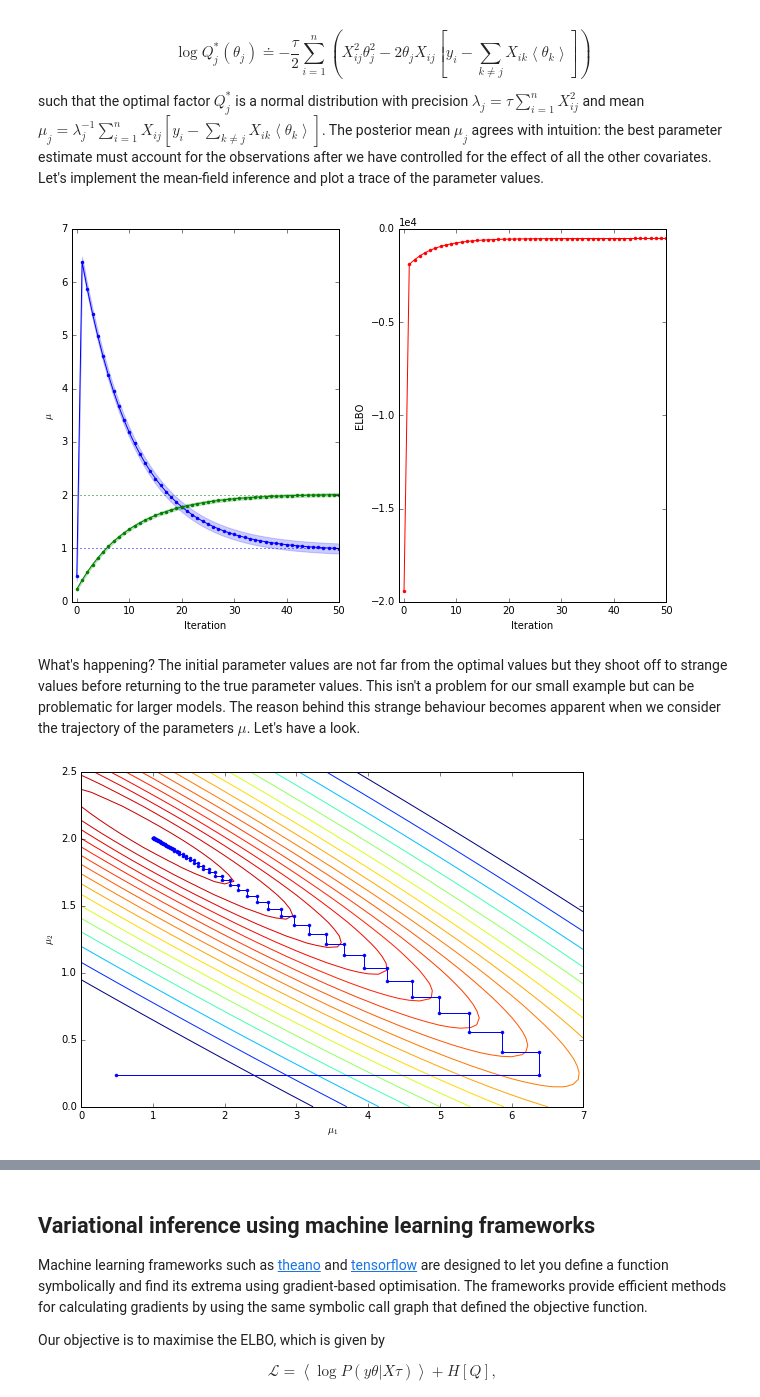
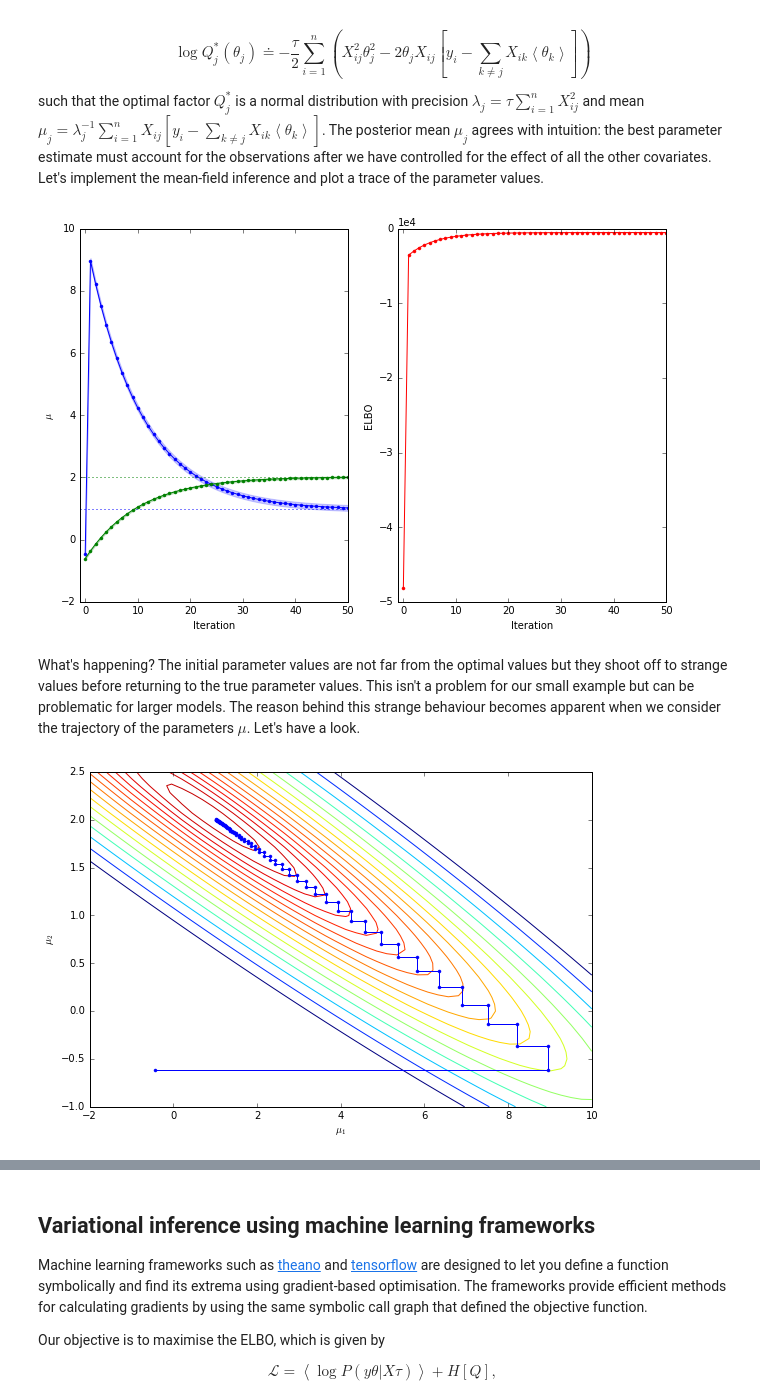
Before and after one commit to tillahoffmann/tillahoffmann.github.io, a Jupyter notebook: _notebooks/oscillating-parameters-in-variational-mean-field-approximation.ipynb, the cells around one changed output, grey strips where cells are left out. Cells and saved outputs as stored; diff of their text form; code cells hidden in the pictures.

```diff
--- a/_notebooks/oscillating-parameters-in-variational-mean-field-approximation.ipynb
+++ b/_notebooks/oscillating-parameters-in-variational-mean-field-approximation.ipynb
@@ -76,6 +76,8 @@ def fit_mean_field(X, y, steps, mu=None):
     # Initialise the parameter values to some random values unless they are provided
     if mu is None:
         mu = np.random.normal(0, 1, p)
+    else:
+        mu = np.copy(mu)
     mu_trace = [np.copy(mu)]
 
     # Iteratively apply updates
@@ -114,35 +116,36 @@ def plot_trace(trace, reference=None, X=None, sigma=3, ax=None):
 
 def evaluate_elbo(mu, X, y):
     """
     Compute the evidence lower bound (discussed below).
     """
     lmbda = noise_precision * np.sum(X ** 2, axis=0)
     predictor = np.dot(X, mu)
 
     return - 0.5 * len(X) * np.log(noise_precision) - 0.5 * noise_precision * (
         np.dot(y, y) - 2 * np.dot(y, predictor) + np.dot(predictor, predictor) + np.sum(1.0 / lmbda))
 
 
 # Generate a trace of parameter values
-mu_trace = fit_mean_field(X, y, 50)
+mu0 = np.random.normal(0, 1, p)
+mu_trace = fit_mean_field(X, y, 50, mu0)
 
 # Plot the trace
 fig, (ax1, ax2) = plt.subplots(1, 2, True)
 plot_trace(mu_trace, theta, X, ax=ax1)
 ax1.set_xlabel('Iteration')
 ax1.set_ylabel(r'$\mu$')
 
 # Plot the ELBO
 elbos = np.asarray([evaluate_elbo(mu, X, y) for mu in mu_trace[::p]])
 ax2.plot(elbos, color='r', marker='.')
 ax2.ticklabel_format(style='sci', axis='y', scilimits=(0,0))
 ax2.set_xlim(left=-1)
 ax2.set_ylabel('ELBO')
 ax2.set_xlabel('Iteration')
 
 fig.tight_layout()
 # %% [output]
-[figure, old version]
+[figure, new version]
 # %% [markdown]
 What's happening? The initial parameter values are not far from the optimal values but they shoot off to strange values before returning to the true parameter values. This isn't a problem for our small example but can be problematic for larger models. The reason behind this strange behaviour becomes apparent when we consider the trajectory of the parameters $\mu$. Let's have a look.
 # %%
@@ -160,5 +163,5 @@ landscape = np.reshape([evaluate_elbo((_mu1, _mu2), X, y) for _mu1 in mu1 for _m
 ax.contour(mu1, mu2, landscape.T, levels=-np.logspace(4, 0, 50))
 pass
 # %% [output]
-[figure, old version]
+[figure, new version]
 # %% [markdown]
```
Also changed, not shown: parts of 9 cells of this notebook, 5 other files.
